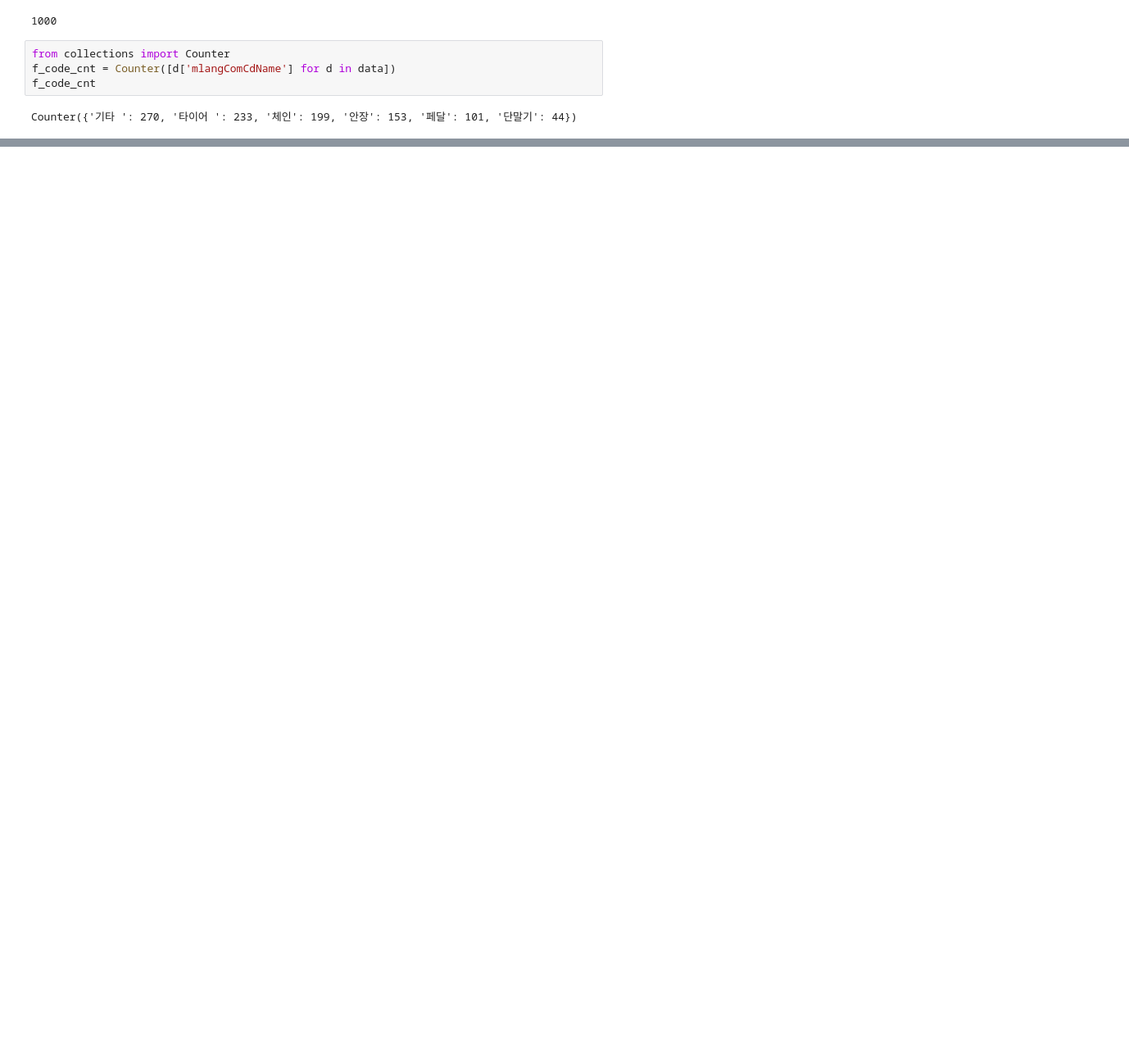
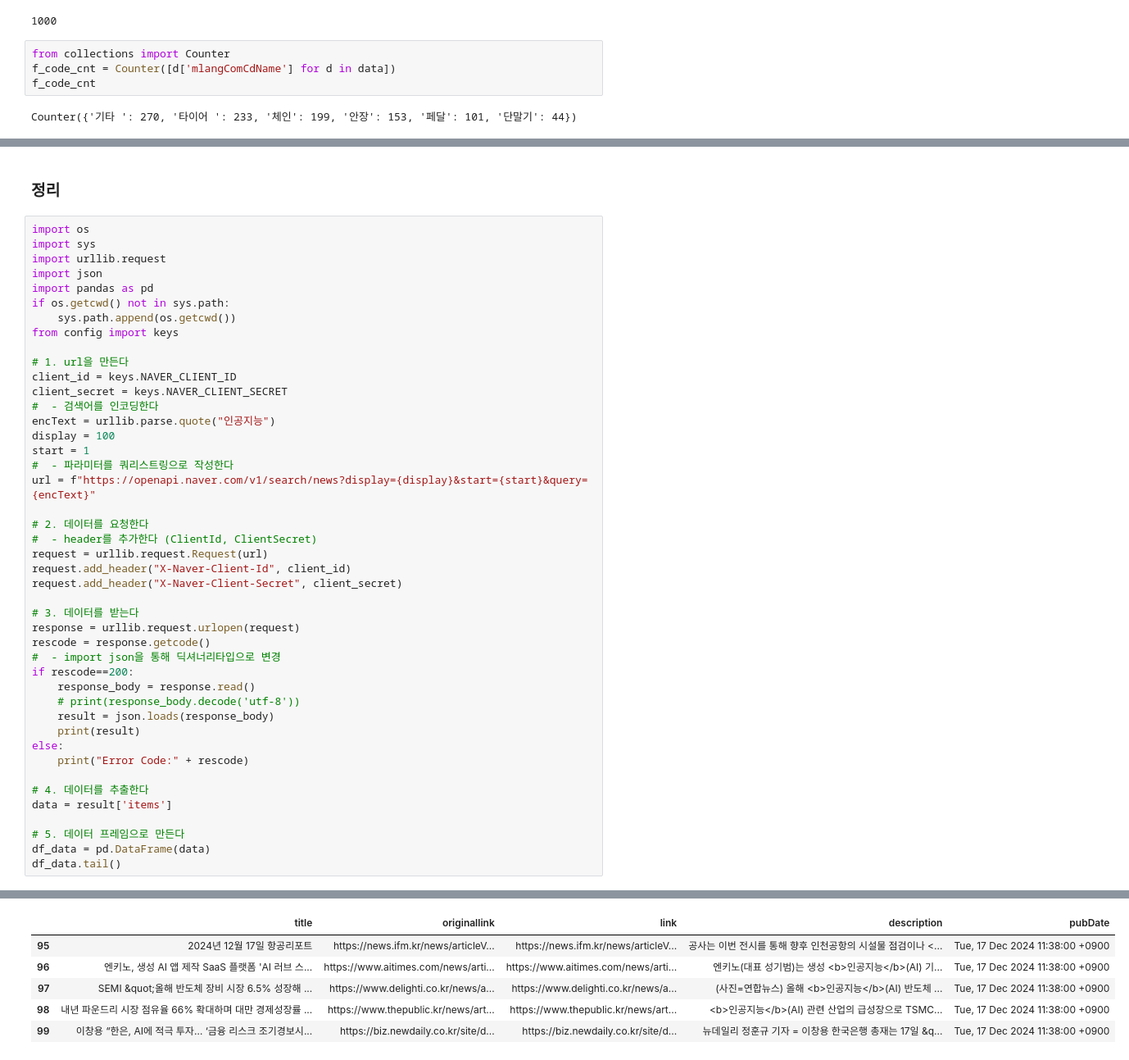
Before and after one commit to vhf1030/wanted-potenup, a Jupyter notebook: 5_데이터_수집.ipynb, the cells around one changed output, grey strips where cells are left out. Shown at 82% size. Saved outputs shown, nothing was run; the diff lists cells and outputs as text; blank space fills up the shorter version.

```diff
--- a/5_데이터_수집.ipynb
+++ b/5_데이터_수집.ipynb
@@ -298,0 +415,47 @@ df_data.groupby("bikeNo").count().sort_values('regDttm', ascending=False)
+# %% [markdown]
+### 정리
+# %%
+import os
+import sys
+import urllib.request
+import json
+import pandas as pd
+if os.getcwd() not in sys.path:
+    sys.path.append(os.getcwd())
+from config import keys
+
+# 1. url을 만든다
+client_id = keys.NAVER_CLIENT_ID
+client_secret = keys.NAVER_CLIENT_SECRET
+#  - 검색어를 인코딩한다
+encText = urllib.parse.quote("인공지능")
+display = 100
+start = 1
+#  - 파라미터를 쿼리스트링으로 작성한다
+url = f"https://openapi.naver.com/v1/search/news?display={display}&start={start}&query={encText}"
+
+# 2. 데이터를 요청한다
+#  - header를 추가한다 (ClientId, ClientSecret)
+request = urllib.request.Request(url)
+request.add_header("X-Naver-Client-Id", client_id)
+request.add_header("X-Naver-Client-Secret", client_secret)
+
+# 3. 데이터를 받는다
+response = urllib.request.urlopen(request)
+rescode = response.getcode()
+#  - import json을 통해 딕셔너리타입으로 변경
+if rescode==200:
+    response_body = response.read()
+    # print(response_body.decode('utf-8'))
+    result = json.loads(response_body)
+    print(result)
+else:
+    print("Error Code:" + rescode)
+
+# 4. 데이터를 추출한다
+data = result['items']
+
+# 5. 데이터 프레임으로 만든다
+df_data = pd.DataFrame(data)
+df_data.tail()
+# %% [output]
@@ -298,0 +463,6 @@ df_data.groupby("bikeNo").count().sort_values('regDttm', ascending=False)
+|  | title | originallink | link | description | pubDate |
+| 95 | 2024년 12월 17일 항공리포트 | https://news.ifm.kr/news/articleV... | https://news.ifm.kr/news/articleV... | 공사는 이번 전시를 통해 향후 인천공항의 시설물 점검이나 <... | Tue, 17 Dec 2024 11:38:00 +0900 |
+| 96 | 엔키노, 생성 AI 앱 제작 SaaS 플랫폼 'AI 러브 스... | https://www.aitimes.com/news/arti... | https://www.aitimes.com/news/arti... | 엔키노(대표 성기범)는 생성 <b>인공지능</b>(AI) 기... | Tue, 17 Dec 2024 11:38:00 +0900 |
+| 97 | SEMI &quot;올해 반도체 장비 시장 6.5% 성장해 ... | https://www.delighti.co.kr/news/a... | https://www.delighti.co.kr/news/a... | (사진=연합뉴스) 올해 <b>인공지능</b>(AI) 반도체 ... | Tue, 17 Dec 2024 11:38:00 +0900 |
+| 98 | 내년 파운드리 시장 점유율 66% 확대하며 대만 경제성장률 ... | https://www.thepublic.kr/news/art... | https://www.thepublic.kr/news/art... | <b>인공지능</b>(AI) 관련 산업의 급성장으로 TSMC... | Tue, 17 Dec 2024 11:38:00 +0900 |
+| 99 | 이창용 “한은, AI에 적극 투자… ‘금융 리스크 조기경보시... | https://biz.newdaily.co.kr/site/d... | https://biz.newdaily.co.kr/site/d... | 뉴데일리 정훈규 기자 = 이창용 한국은행 총재는 17일 &q... | Tue, 17 Dec 2024 11:38:00 +0900 |
```
Also changed, not shown: parts of 20 cells of this notebook, 3 other files.
